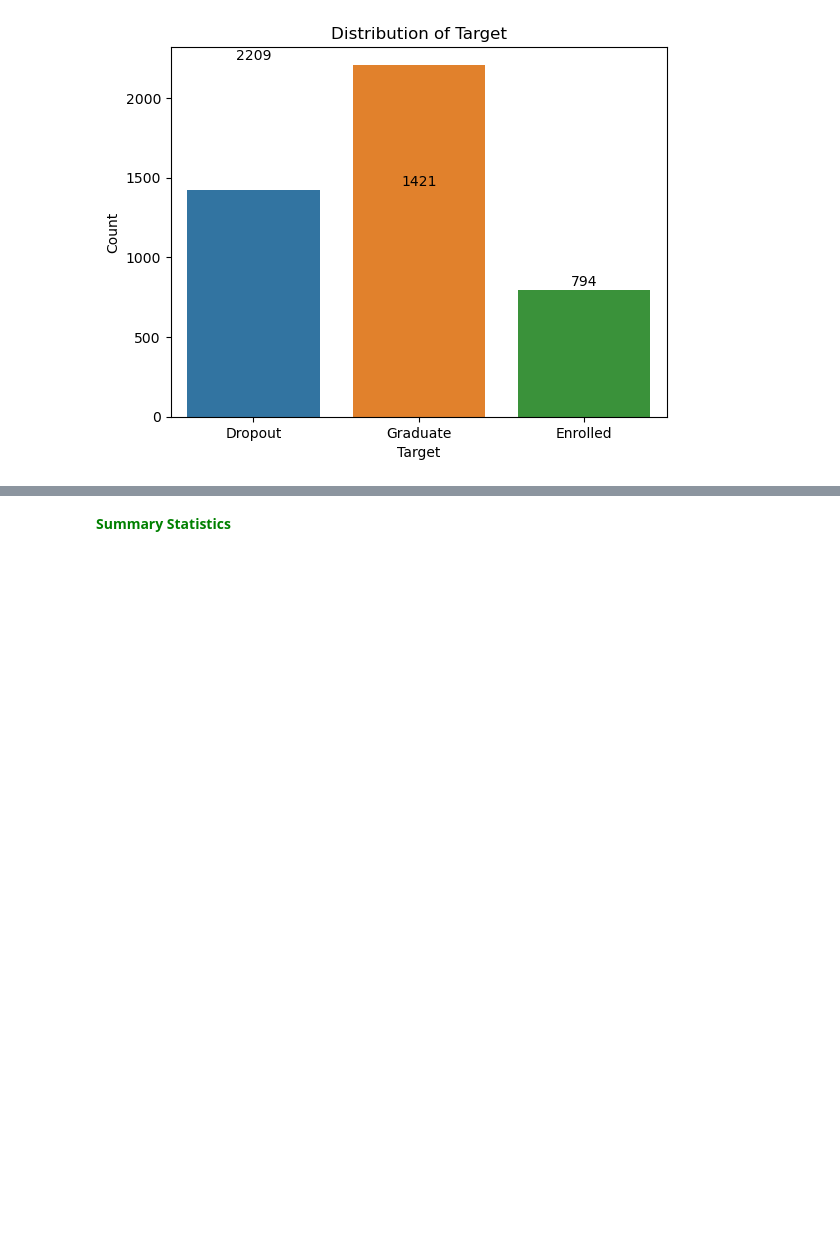
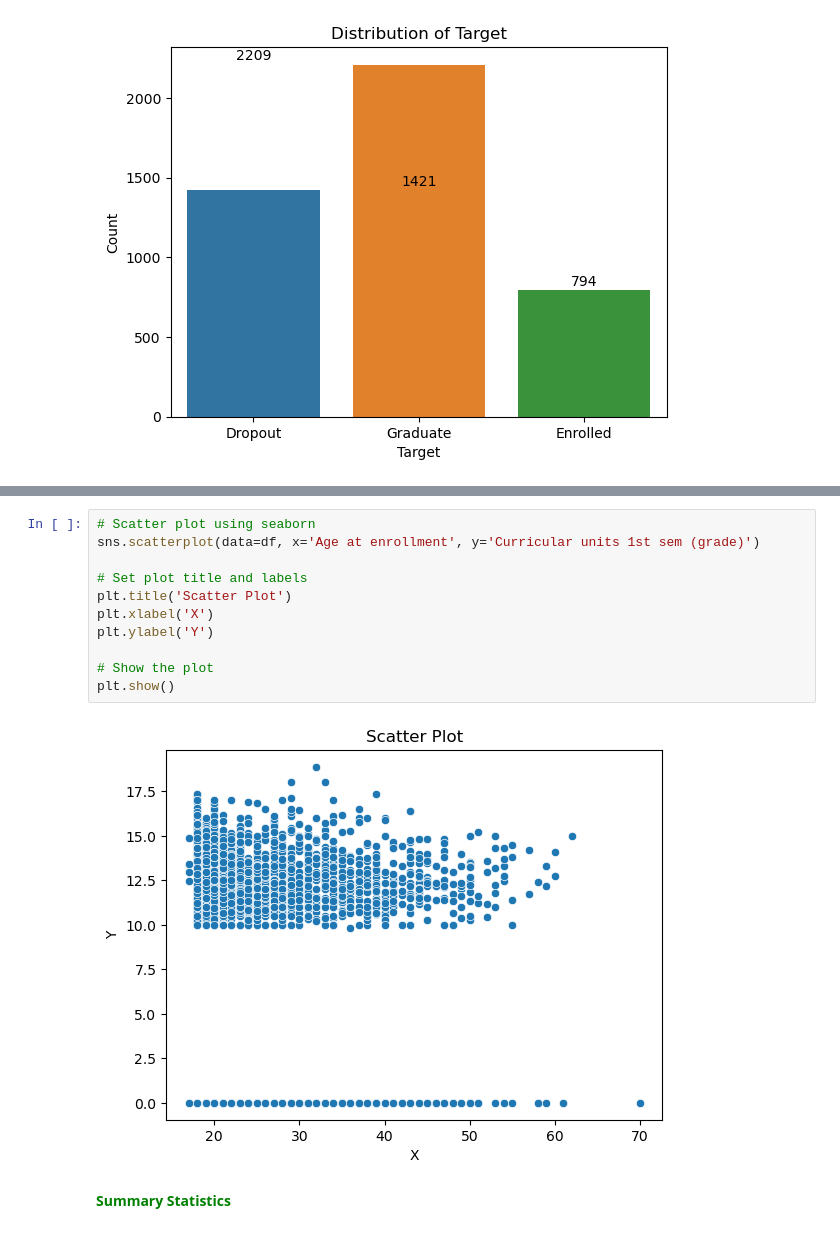
Before and after one commit to omar-kabeer/forecasting-academic-trajectories, a Jupyter notebook: notebooks/notebook.ipynb, the cells around one changed output, grey strips where cells are left out. Drawn from its saved outputs; the diff is of its cells as text; blank space fills up the shorter version.

```diff
--- a/notebooks/notebook.ipynb
+++ b/notebooks/notebook.ipynb
@@ -635,3 +710,16 @@ plt.show()
+# %%
+# Scatter plot using seaborn
+sns.scatterplot(data=df, x='Age at enrollment', y='Curricular units 1st sem (grade)')
+
+# Set plot title and labels
+plt.title('Scatter Plot')
+plt.xlabel('X')
+plt.ylabel('Y')
+
+# Show the plot
+plt.show()
+# %% [output]
+[figure, added]
 # %% [markdown]
 <a id='summary-statistics'></a>
 <font size="+0" color='green'><b> Summary Statistics</b></font>
```
Also changed, not shown: parts of 11 cells of this notebook.
